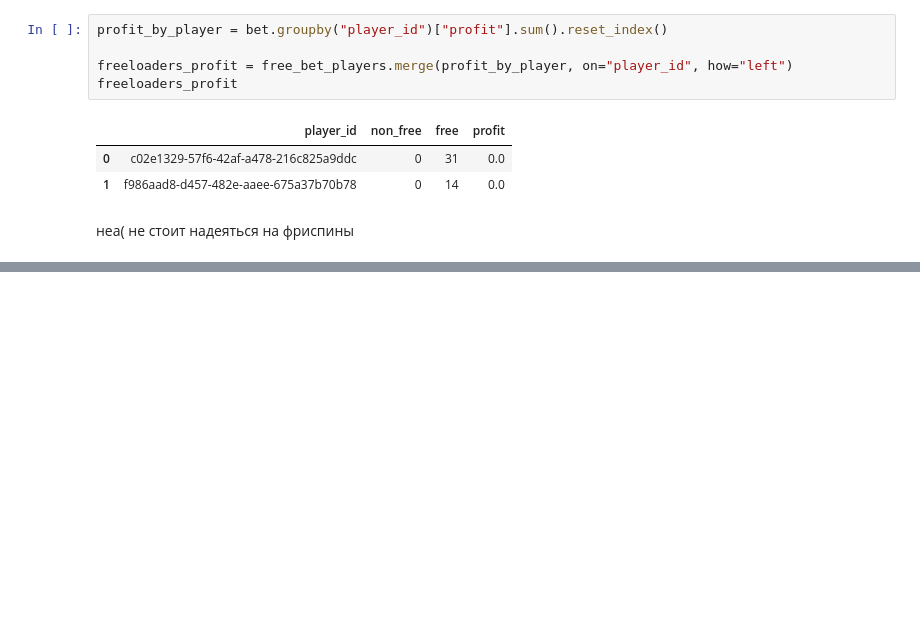
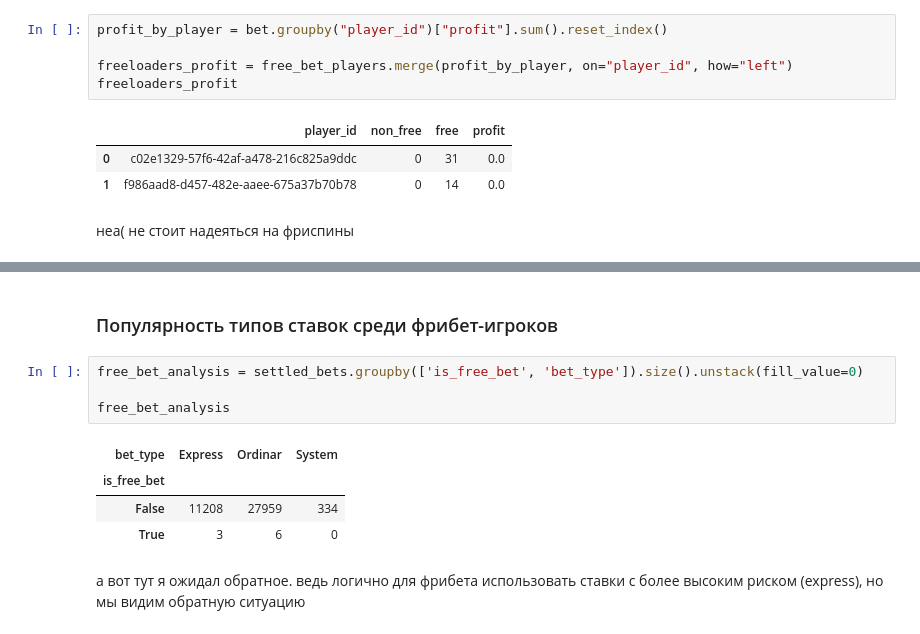
Before and after one commit to aliakseizvertouski/bet_analyse, a Jupyter notebook: bet_analyse.ipynb, the cells around one changed output, grey strips where cells are left out. Cells and saved outputs as stored; diff of their text form; blank space fills up the shorter version.

```diff
--- a/bet_analyse.ipynb
+++ b/bet_analyse.ipynb
@@ -331,0 +405,13 @@ freeloaders_profit
+# %% [markdown]
+### Популярность типов ставок среди фрибет-игроков
+# %%
+free_bet_analysis = settled_bets.groupby(['is_free_bet', 'bet_type']).size().unstack(fill_value=0)
+
+free_bet_analysis
+# %% [output]
+| bet_type | Express | Ordinar | System |
+| is_free_bet |  |  |  |
+| False | 11208 | 27959 | 334 |
+| True | 3 | 6 | 0 |
+# %% [markdown]
+а вот тут я ожидал обратное. ведь логично для фрибета использовать ставки с более высоким риском (express), но мы видим обратную ситуацию
```
Also changed, not shown: parts of 9 cells of this notebook.
